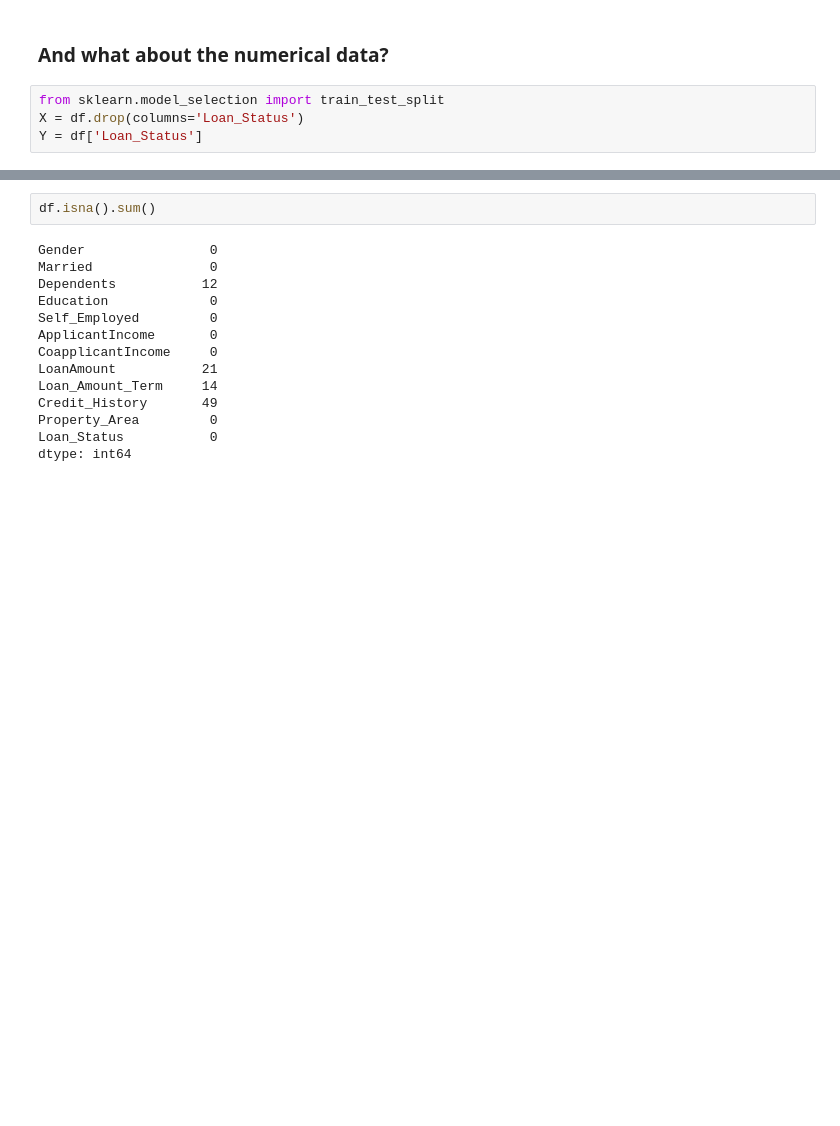
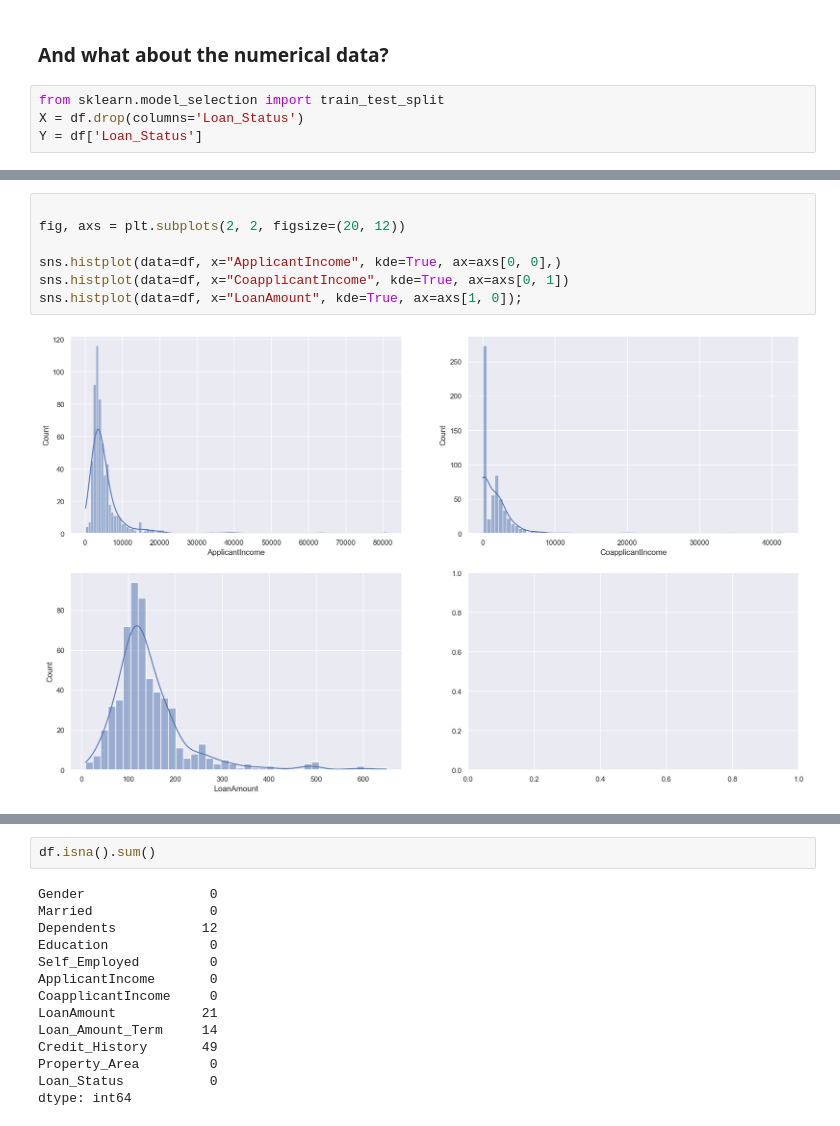
Before and after one commit to juliuszciazynski/Loan_Prediction, a Jupyter notebook: loans_final.ipynb, the cells around one changed output, grey strips where cells are left out. Cells and saved outputs as stored; diff of their text form; blank space fills up the shorter version.

```diff
--- a/loans_final.ipynb
+++ b/loans_final.ipynb
@@ -111,0 +156,9 @@ plt.show()
+# %%
+
+fig, axs = plt.subplots(2, 2, figsize=(20, 12))
+
+sns.histplot(data=df, x="ApplicantIncome", kde=True, ax=axs[0, 0],)
+sns.histplot(data=df, x="CoapplicantIncome", kde=True, ax=axs[0, 1])
+sns.histplot(data=df, x="LoanAmount", kde=True, ax=axs[1, 0]);
+# %% [output]
+[figure, added]
```
Also changed, not shown: parts of 51 cells of this notebook.
